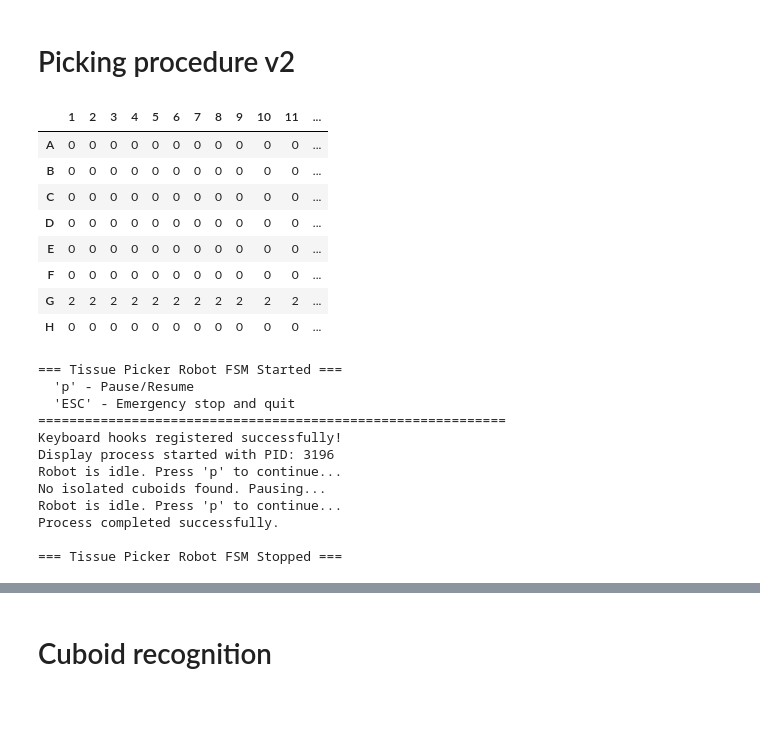
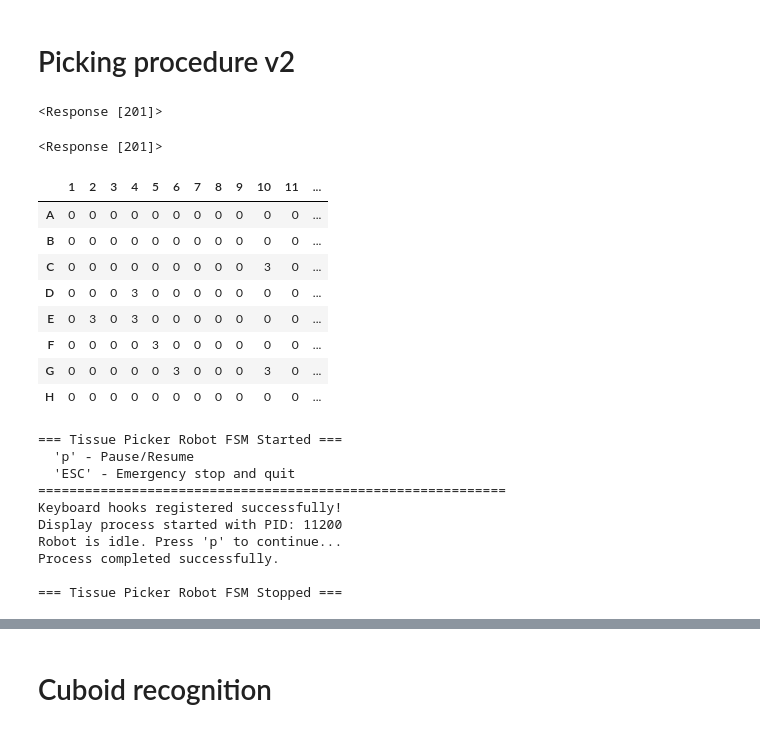
Before and after one commit to steiva/ot2-microtissue-manipulator, a Jupyter notebook: notebooks/calibration_test.ipynb, the cells around one changed output, grey strips where cells are left out. Cells and saved outputs as stored; diff of their text form; code cells hidden in the pictures.

```diff
--- a/notebooks/calibration_test.ipynb
+++ b/notebooks/calibration_test.ipynb
@@ -639,0 +757,9 @@ openapi.dispense_in_place(flow_rate = flow_rate, volume = volume)
+# %%
+plate_type = 96
+dest = core.Destination(plate_type)
+well_df = core.create_well_plan(plate_type)
+well_df.loc['H',2:11] = 1
+# well_df.loc['G',:6] = 1
+well_plan = {f"{row}{col}": well_df.loc[row, col] for row in well_df.index for col in well_df.columns if well_df.loc[row, col] > 0}
+take_off_solution_routine = core.Routine(dest, well_plan)
+well_df
@@ -639,0 +780,3 @@ openapi.dispense_in_place(flow_rate = flow_rate, volume = volume)
+# %%
+_, frame = over_cam.read()
+plt.imshow(frame)
@@ -639,0 +899,9 @@ openapi.dispense_in_place(flow_rate = flow_rate, volume = volume)
+# %%
+plate_type = 96
+dest = core.Destination(plate_type)
+well_df = core.create_well_plan(plate_type)
+well_df.loc['G',2:11] = 1
+# well_df.loc['G',:6] = 1
+well_plan = {f"{row}{col}": well_df.loc[row, col] for row in well_df.index for col in well_df.columns if well_df.loc[row, col] > 0}
+take_off_solution_routine = core.Routine(dest, well_plan)
+well_df
@@ -639,0 +918,6 @@ openapi.dispense_in_place(flow_rate = flow_rate, volume = volume)
+# %%
+openapi.move_to_well(openapi.labware_dct[well_plate_slot], 'H1', well_location='top', offset=(x_offset, y_offset, 15))
+robot_x, robot_y, robot_z = openapi.get_position(verbose=False)[0].values()
+openapi.move_to_coordinates((robot_x, robot_y, 83 + 0.4), min_z_height=83, verbose=False, force_direct=True)
+r = openapi.aspirate_in_place(volume = 200, flow_rate = 20)
+openapi.move_to_well(openapi.labware_dct[well_plate_slot], 'H', well_location='top', offset=(x_offset, y_offset, 15), force_direct=True)
@@ -4468,5 +4653,9 @@ class TissuePickerFSM():
         self.logger.log("Picking procedure finished.")
         cv2.destroyAllWindows()
         self.running = False
+# %%
+openapi.move_to_well(openapi.labware_dct['5'], "A1", well_location = 'top', offset = (0,0,0))
+# %% [output]
+<Response [201]>
 # %%
 picking_settings = {'vol': 10.0,
@@ -4492,20 +4681,38 @@ picking_config = PickingConfig.from_dict(picking_settings)
+# %%
+openapi.retract_axis('leftZ')
+openapi.aspirate(openapi.labware_dct['4'], "A1", well_location = 'bottom', volume = 10, flow_rate = 50)
+openapi.retract_axis('leftZ')
+# %% [output]
+<Response [201]>
 # %%
 plate_type = 96
-dest = Destination(plate_type)
-well_df = create_well_plan(plate_type)
-well_df.loc['G', :] = 2
+dest = core.Destination(plate_type)
+well_df = core.create_well_plan(plate_type)
+# well_df.loc['B':'G', 2:11] = 4
+# well_df.loc['G', 4:11] = 1
+well_df.loc['C', 10] = 3
+well_df.loc['D', 4] = 3
+well_df.loc['E', 2] = 3
+well_df.loc['E', 4] = 3
+well_df.loc['F', 5] = 3
+well_df.loc['G', 6] = 3
+well_df.loc['G', 10] = 3
+
+
+# well_df.loc['F', 2:3] = 8
+
 
 # well_df.loc['A', :] = 1
 well_plan = {f"{row}{col}": well_df.loc[row, col] for row in well_df.index for col in well_df.columns if well_df.loc[row, col] > 0}
 well_df
 # %% [output]
 |  | 1 | 2 | 3 | 4 | 5 | 6 | 7 | 8 | 9 | 10 | 11 | ... |
 | A | 0 | 0 | 0 | 0 | 0 | 0 | 0 | 0 | 0 | 0 | 0 | ... |
 | B | 0 | 0 | 0 | 0 | 0 | 0 | 0 | 0 | 0 | 0 | 0 | ... |
-| C | 0 | 0 | 0 | 0 | 0 | 0 | 0 | 0 | 0 | 0 | 0 | ... |
-| D | 0 | 0 | 0 | 0 | 0 | 0 | 0 | 0 | 0 | 0 | 0 | ... |
-| E | 0 | 0 | 0 | 0 | 0 | 0 | 0 | 0 | 0 | 0 | 0 | ... |
-| F | 0 | 0 | 0 | 0 | 0 | 0 | 0 | 0 | 0 | 0 | 0 | ... |
-| G | 2 | 2 | 2 | 2 | 2 | 2 | 2 | 2 | 2 | 2 | 2 | ... |
+| C | 0 | 0 | 0 | 0 | 0 | 0 | 0 | 0 | 0 | 3 | 0 | ... |
+| D | 0 | 0 | 0 | 3 | 0 | 0 | 0 | 0 | 0 | 0 | 0 | ... |
+| E | 0 | 3 | 0 | 3 | 0 | 0 | 0 | 0 | 0 | 0 | 0 | ... |
+| F | 0 | 0 | 0 | 0 | 3 | 0 | 0 | 0 | 0 | 0 | 0 | ... |
+| G | 0 | 0 | 0 | 0 | 0 | 3 | 0 | 0 | 0 | 3 | 0 | ... |
 | H | 0 | 0 | 0 | 0 | 0 | 0 | 0 | 0 | 0 | 0 | 0 | ... |
 # %%
@@ -4513,5 +4720,5 @@ routine = Routine(dest, well_plan, fill_strategy="vertical")
 # %%
-logger = MarkdownLogger(experiment_name="New-platform-test", settings=picking_settings, well_plate=well_df)
+logger = core.MarkdownLogger(experiment_name="New-platform-test", settings=picking_settings, well_plate=well_df)
 logger.log_section("Execution start:")
 fsm = TissuePickerFSM(picking_config, routine, logger)
 fsm.start()
@@ -4521,9 +4728,7 @@ fsm.start()
   'ESC' - Emergency stop and quit
 ============================================================
 Keyboard hooks registered successfully!
-Display process started with PID: 3196
-Robot is idle. Press 'p' to continue...
-No isolated cuboids found. Pausing...
+Display process started with PID: 11200
 Robot is idle. Press 'p' to continue...
 Process completed successfully.
 
```
Also changed, not shown: parts of 124 cells of this notebook, 1 other file.
